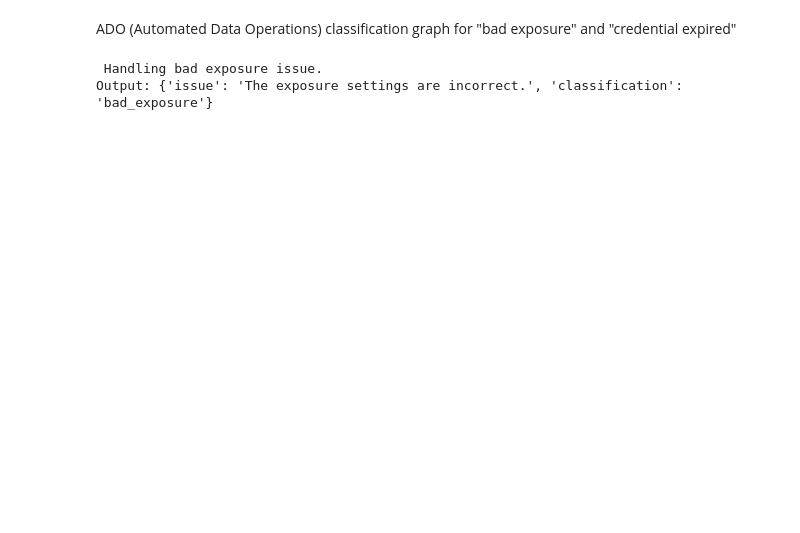
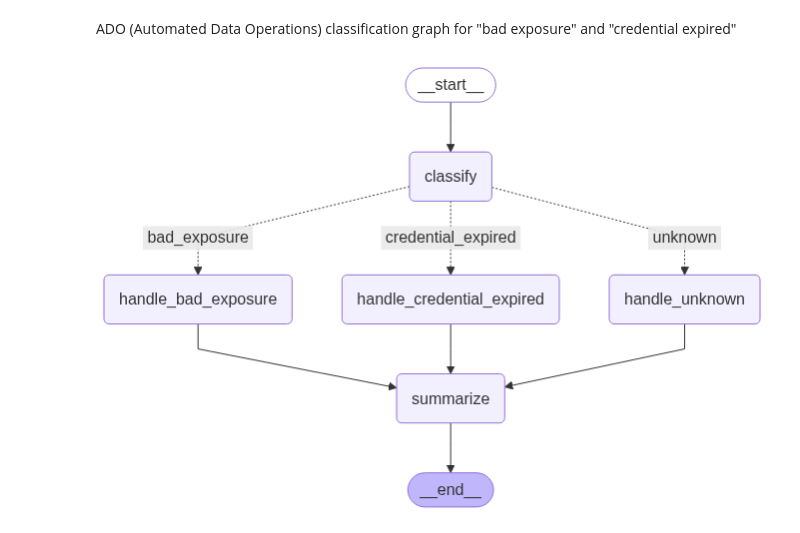
Before and after one commit to visheshsharma1708/Datascience.pr, a Jupyter notebook: deep-learning(tensorflow)/langgraph2.ipynb, the cells around one changed output. Cells and saved outputs as stored; diff of their text form; code cells hidden in the pictures; blank space fills up the shorter version.

```diff
--- a/deep-learning(tensorflow)/langgraph2.ipynb
+++ b/deep-learning(tensorflow)/langgraph2.ipynb
@@ -22,56 +30,60 @@ def classify_issue(state: IssueState) -> IssueState:
     return state
 # %%
+# handlers
 def handle_bad_exposure(state: IssueState) -> IssueState:
-    print(" Handling bad exposure issue.")
+    print("→ Handling bad exposure issue.")
+    state["response"] = "This appears to be a bad exposure issue. Please report to IT Security."
     return state
 
 def handle_credential_expired(state: IssueState) -> IssueState:
-    print(" Handling credential expired issue.")
+    print("→ Handling credential expired issue.")
+    state["response"] = "Detected expired credentials. Resetting your password now..."
     return state
 
 def handle_unknown(state: IssueState) -> IssueState:
-    print(" Unknown issue. Needs manual review.")
+    print("→ Unknown issue. Forwarding to manual IT team.")
+    state["response"] = "Unable to classify the issue. Sending to IT team for review."
     return state
+
+def summarize_issue(state: IssueState) -> IssueState:
+    print("→ Summarizing issue using LLM.")
+    summary = llm.invoke(f"Summarize this IT issue for reporting: {state['issue']}")
+    state["summary"] = summary
+    return state
 # %%
-def route_classification(state: IssueState) -> str:
+# routing function
+def route_issue(state: IssueState) -> str:
     return state["classification"]
 # %%
-# Step-by-step build
 builder = StateGraph(IssueState)
 
-builder.add_node("classify_issue", classify_issue)
-builder.add_node("handle_bad_exposure", handle_bad_exposure)
-builder.add_node("handle_credential_expired", handle_credential_expired)
-builder.add_node("handle_unknown", handle_unknown)
+# Add Nodes (Steps)
+builder.add_node("classify", RunnableLambda(classify_issue))
+builder.add_node("handle_bad_exposure", RunnableLambda(handle_bad_exposure))
+builder.add_node("handle_credential_expired", RunnableLambda(handle_credential_expired))
+builder.add_node("handle_unknown", RunnableLambda(handle_unknown))
+builder.add_node("summarize", RunnableLambda(summarize_issue))
 
-# Start → classify
-builder.add_edge("classify_issue", END)
+# Set Entry Point
+builder.set_entry_point("classify")
 
-# Add conditional routing from classify_issue
-builder.add_conditional_edges(
-    "classify_issue",
-    route_classification,
-    {
-        "bad_exposure": "handle_bad_exposure",
-        "credential_expired": "handle_credential_expired",
-        "unknown": "handle_unknown"
-    }
-)
+# Route After Classification
+builder.add_conditional_edges("classify", route_issue, {
+    "bad_exposure": "handle_bad_exposure",
+    "credential_expired": "handle_credential_expired",
+    "unknown": "handle_unknown"
+})
 
-# Connect all handlers to END
-builder.add_edge("handle_bad_exposure", END)
-builder.add_edge("handle_credential_expired", END)
-builder.add_edge("handle_unknown", END)
+# After handling any issue → summarization
+builder.add_edge("handle_bad_exposure", "summarize")
+builder.add_edge("handle_credential_expired", "summarize")
+builder.add_edge("handle_unknown", "summarize")
 
-# Add entry point
-builder.set_entry_point("classify_issue")
+# End after summarization
+builder.add_edge("summarize", END)
 
-# Compile
+# Compile the graph
 graph = builder.compile()
+builder.compile()
+# %% [output]
+[figure, added]
-# %%
-# Run with a sample input for bad exposure
-output = graph.invoke({"issue": "The exposure settings are incorrect."})
-print("Output:", output)
-# %% [output]
- Handling bad exposure issue.
-Output: {'issue': 'The exposure settings are incorrect.', 'classification': 'bad_exposure'}
```
Also changed, not shown: parts of 7 cells of this notebook, 1 other file.
